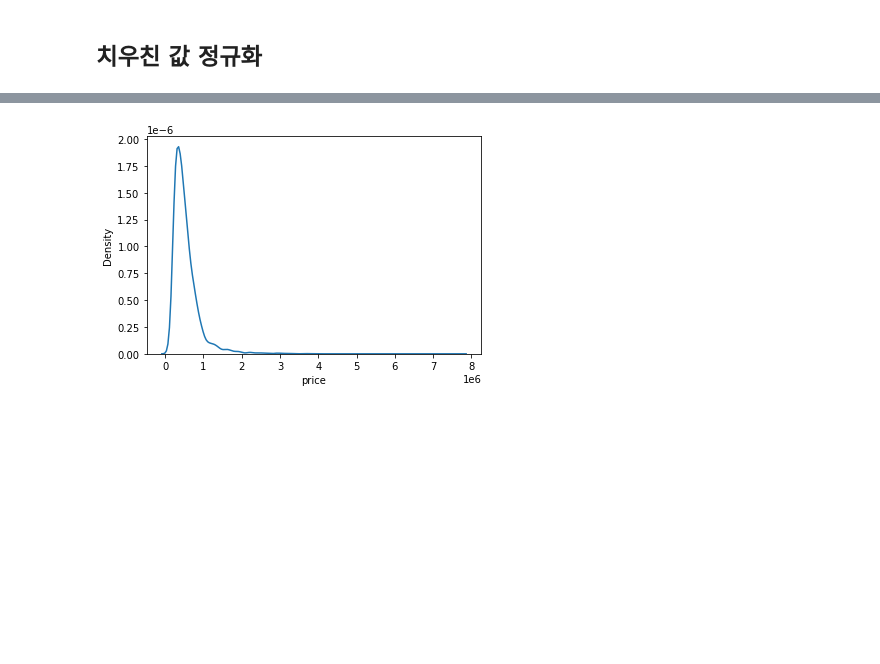
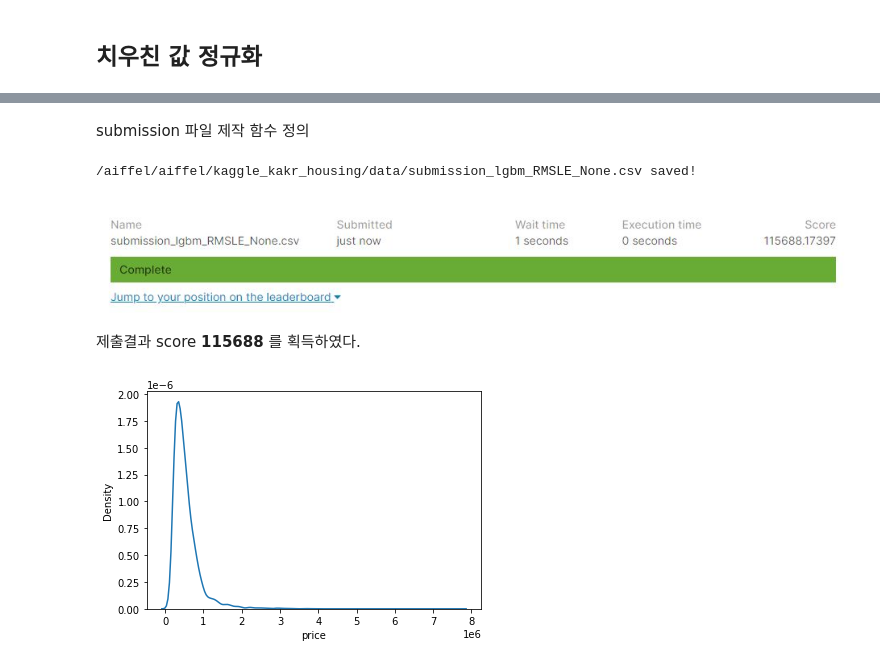
Before and after one commit to estela19/AIFFEL, a Jupyter notebook: exp06/randomgrid.ipynb, the cells around one changed output, grey strips where cells are left out. Saved outputs shown, nothing was run; the diff lists cells and outputs as text; code cells hidden in the pictures; blank space fills up the shorter version.

```diff
--- a/exp06/randomgrid.ipynb
+++ b/exp06/randomgrid.ipynb
@@ -213,0 +321,2 @@ Index(['date', 'bedrooms', 'bathrooms', 'sqft_living', 'sqft_lot', 'floors',
+# %% [markdown]
+submission 파일 제작 함수 정의
@@ -214,3 +335,16 @@ Index(['date', 'bedrooms', 'bathrooms', 'sqft_living', 'sqft_lot', 'floors',
+# %%
+save_submission(model, train, y, test, 'lgbm')
+# %% [output]
+/aiffel/aiffel/kaggle_kakr_housing/data/submission_lgbm_RMSLE_None.csv saved!
+# %%
+from IPython.display import Image
+
+dir = os.getenv('HOME') + '/submission.JPG'
+Image(dir)
+# %% [output]
+[figure, added]
+# %% [markdown]
+제출결과 score **115688** 를 획득하였다.
 # %%
 sns.kdeplot(y)
 plt.show()
```
Also changed, not shown: parts of 42 cells of this notebook, 1 other file.
